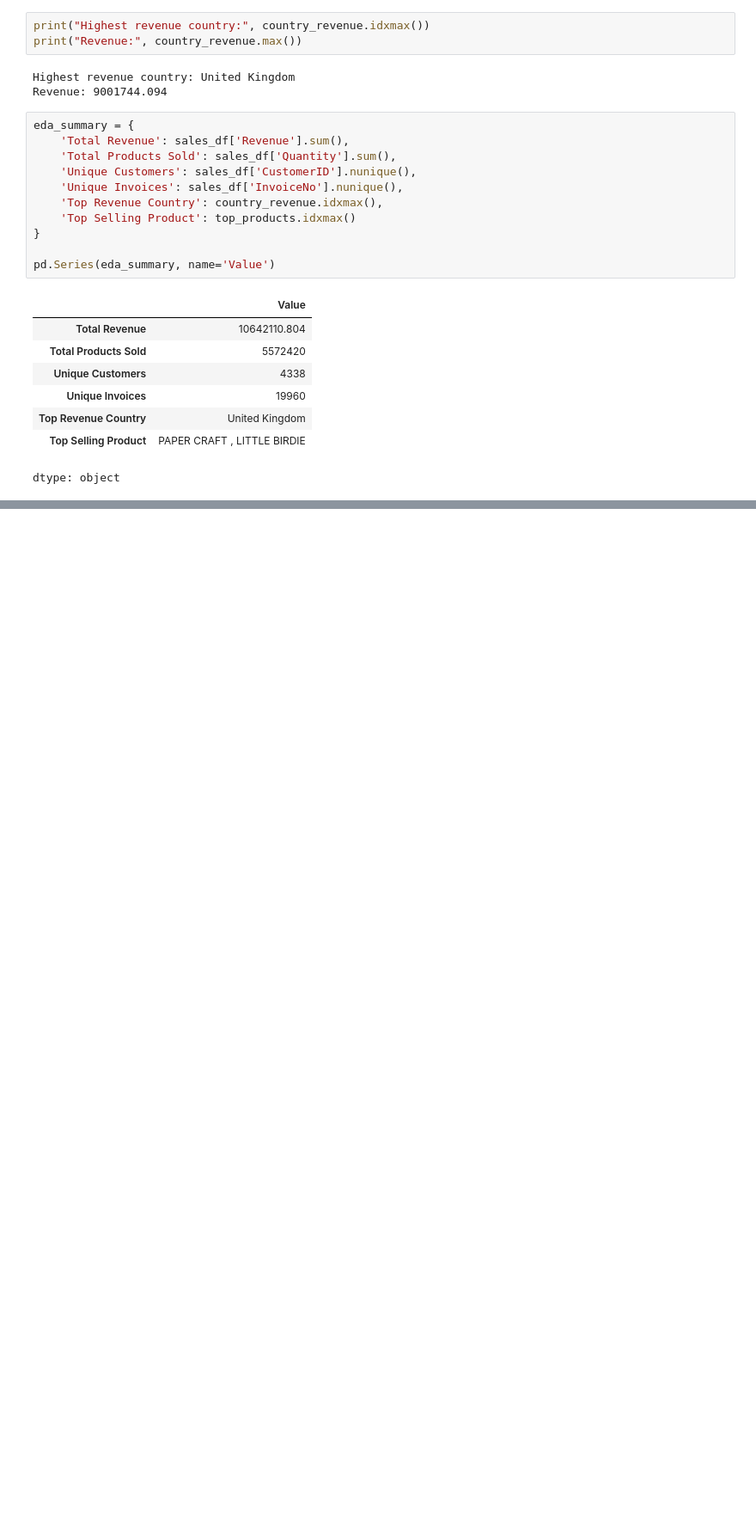
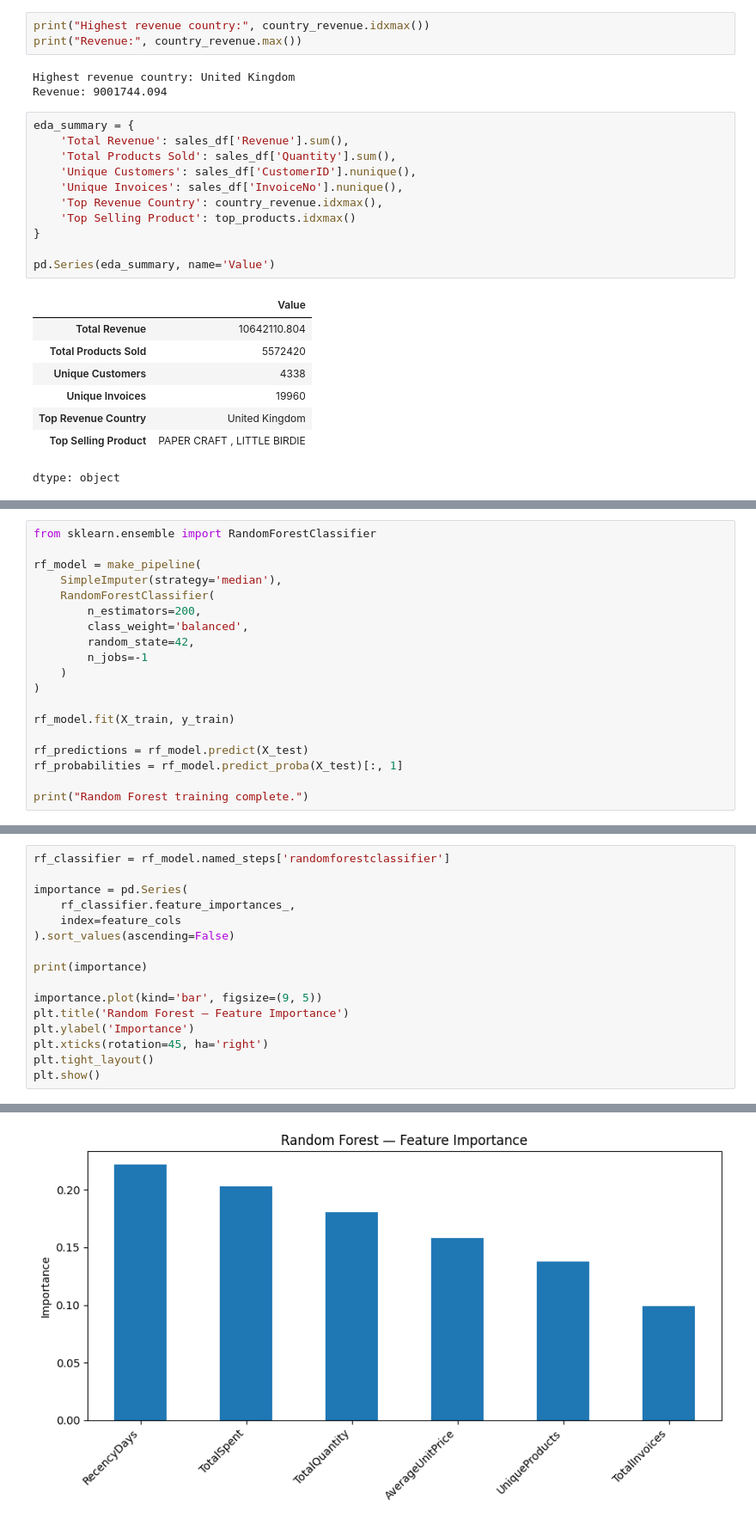
Before and after one commit to sandesh-bhatt/retail, a Jupyter notebook: Untitled4.ipynb, the cells around one changed output, grey strips where cells are left out. Shown at 86% size. Drawn from its saved outputs; the diff is of its cells as text; blank space fills up the shorter version.

```diff
--- a/Untitled4.ipynb
+++ b/Untitled4.ipynb
@@ -540,0 +850,19 @@ dtype: object
+# %%
+from sklearn.ensemble import RandomForestClassifier
+
+rf_model = make_pipeline(
+    SimpleImputer(strategy='median'),
+    RandomForestClassifier(
+        n_estimators=200,
+        class_weight='balanced',
+        random_state=42,
+        n_jobs=-1
+    )
+)
+
+rf_model.fit(X_train, y_train)
+
+rf_predictions = rf_model.predict(X_test)
+rf_probabilities = rf_model.predict_proba(X_test)[:, 1]
+
+print("Random Forest training complete.")
@@ -540,0 +951,17 @@ dtype: object
+# %%
+rf_classifier = rf_model.named_steps['randomforestclassifier']
+
+importance = pd.Series(
+    rf_classifier.feature_importances_,
+    index=feature_cols
+).sort_values(ascending=False)
+
+print(importance)
+
+importance.plot(kind='bar', figsize=(9, 5))
+plt.title('Random Forest — Feature Importance')
+plt.ylabel('Importance')
+plt.xticks(rotation=45, ha='right')
+plt.tight_layout()
+plt.show()
+# %% [output]
@@ -540,0 +975 @@ dtype: object
+[figure, added]
```
Also changed, not shown: parts of 19 cells of this notebook.
